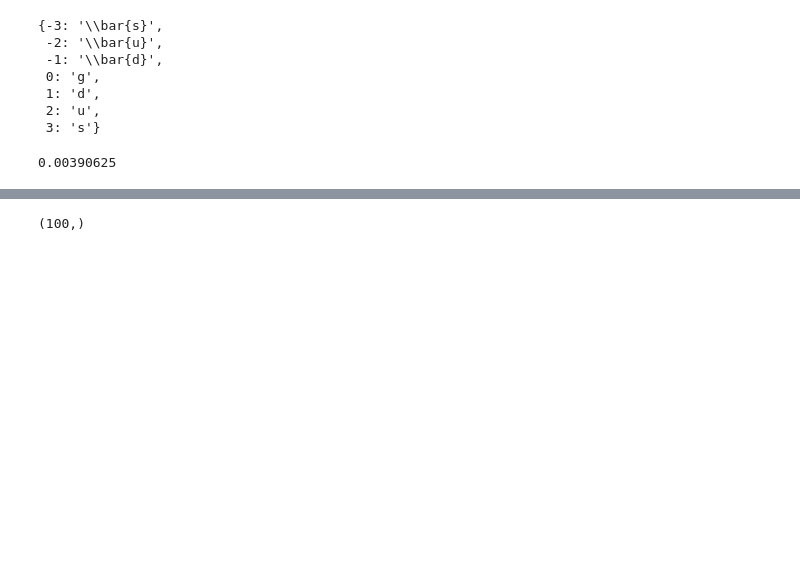
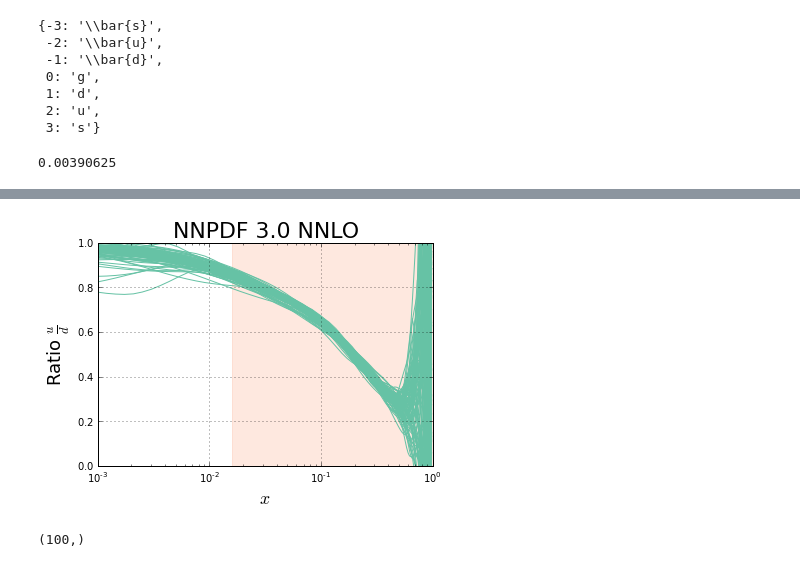
Before and after one commit to HiggsToolsRepo/VBFs_MC, a Jupyter notebook: PDF Plot.ipynb, the cells around one changed output, grey strips where cells are left out. Drawn from its saved outputs; the diff is of its cells as text; code cells hidden in the pictures; blank space fills up the shorter version.

```diff
--- a/PDF Plot.ipynb
+++ b/PDF Plot.ipynb
@@ -54,3 +51,22 @@ replicas.shape
+# %%
+flavors = 4,5
+u,d = flavors
+labels = ['d', 'u']
+fig, ax = plt.subplots()
+colors = ax._get_lines.color_cycle
+color=next(colors)
+#plt.plot(xgrid, mean[int(fl),:], color=color, label=label)
+plt.plot(xgrid, replicas[:,u,:].T/replicas[:,d,:].T , color=color)
+plt.ylim(0,1)
+plt.xscale("log")
+plt.xlim(1e-3,1)
+plt.title("NNPDF 3.0 NNLO")
+plt.axvspan(0.016,1, color=next(colors), alpha=0.2)
+plt.ylabel(r"Ratio $\frac{u}{d}$")
+plt.xlabel("$x$")
+plt.savefig("PDF_ratio.pdf")
+# %% [output]
+[figure, added]
 # %%
 mean[4,:].shape
 # %% [output]
```
Also changed, not shown: parts of 2 cells of this notebook, 3 other files.
